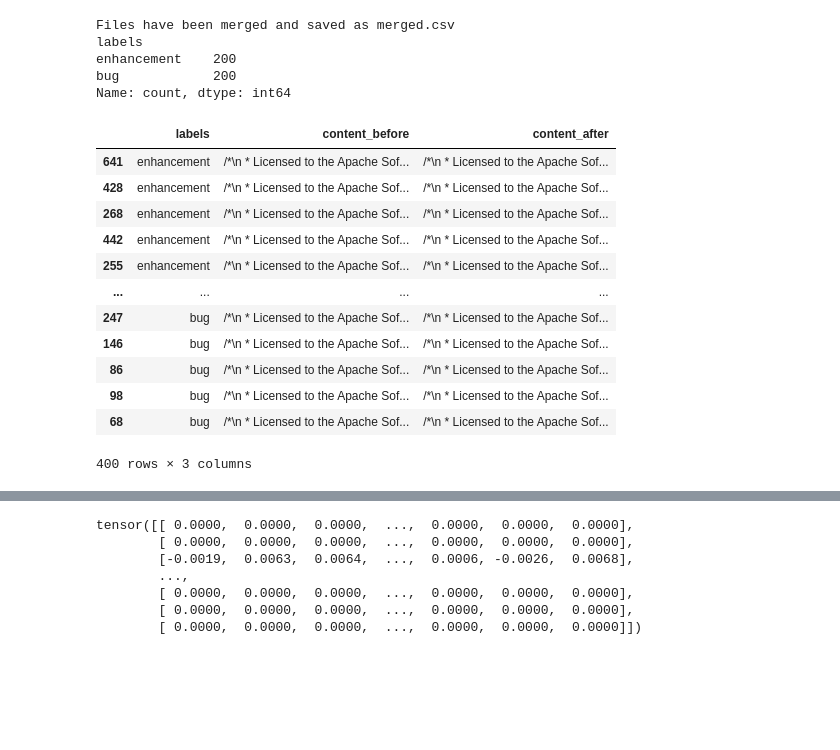
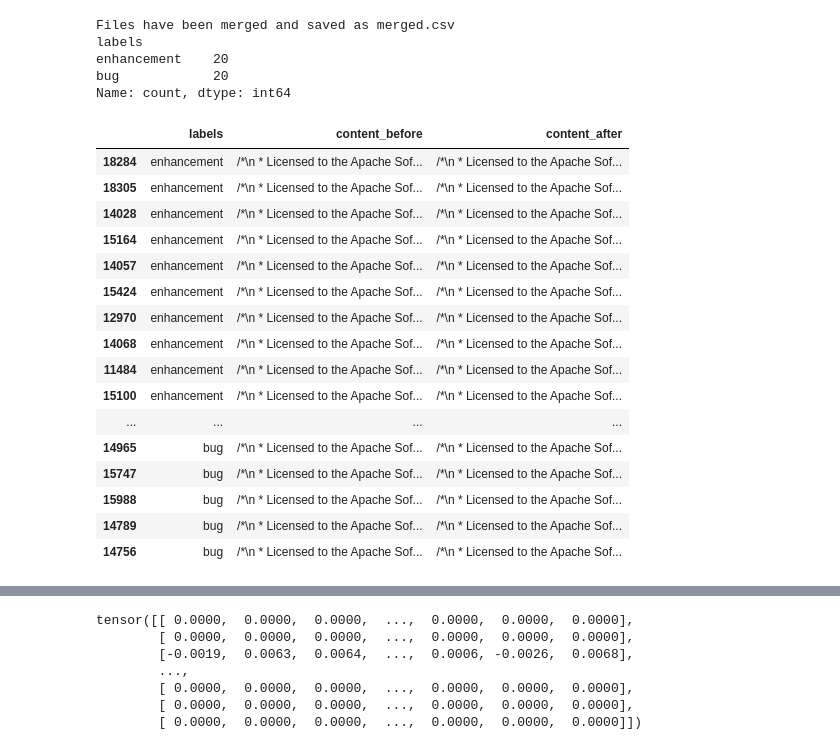
Before and after one commit to FSMVU-Tubitak-1001-Kod-Analiz/metadata-nn-model, a Jupyter notebook: CodeBERT_embedding_nn_model.ipynb, the cells around one changed output, grey strips where cells are left out. Saved outputs shown, nothing was run; the diff lists cells and outputs as text; code cells hidden in the pictures; blank space fills up the shorter version.

```diff
--- a/CodeBERT_embedding_nn_model.ipynb
+++ b/CodeBERT_embedding_nn_model.ipynb
@@ -19,54 +19,58 @@ df.drop("file_name",inplace = True,axis=1)
 df.drop("full_repo_name",inplace = True,axis=1)
 
 #df.drop("content_before",inplace = True,axis=1)
 #df.drop("content_after",inplace = True,axis=1)
 
 df.drop("patch",inplace = True,axis=1)
 
 df.drop("created_at",inplace = True,axis=1)
 df.drop("closed_at",inplace = True,axis=1)
 df.drop("status",inplace = True,axis=1)
 
-### Limit df size for testing purposes ###
-# Sample 10 rows of each label type
-label_enh = df[df['labels'] == 'enhancement']
-label_bug = df[df['labels'] == 'bug']
-sampled_enh = label_enh.sample(n=200, random_state=1)
-sampled_bug = label_bug.sample(n=200, random_state=1)
-df = pd.concat([sampled_enh, sampled_bug])
+# ### Limit df size for testing purposes ###
+# # Sample 10 rows of each label type
+# label_enh = df[df['labels'] == 'enhancement']
+# label_bug = df[df['labels'] == 'bug']
+# sampled_enh = label_enh.sample(n=20, random_state=1)
+# sampled_bug = label_bug.sample(n=20, random_state=1)
+# df = pd.concat([sampled_enh, sampled_bug])
 
 # Standardize labels
 labels = ['bug', 'enhancement', 'performance', 'refactor', 'clean']
 df = standardize_labels(df, labels)
 resulting_label_count = df['labels'].nunique()
 
 # Display DataFrame with a scrollable table
 #display(HTML(df.to_html(max_rows=None, max_cols=None)))
 
 # Count the occurrences of each unique value in the 'lables' column
 label_counts = df['labels'].value_counts()
 print(label_counts)
 
 df
 # %% [output]
 Files have been merged and saved as merged.csv
 labels
-enhancement    200
-bug            200
+enhancement    20
+bug            20
 Name: count, dtype: int64
 |  | labels | content_before | content_after |
-| 641 | enhancement | /*\n * Licensed to the Apache Sof... | /*\n * Licensed to the Apache Sof... |
-| 428 | enhancement | /*\n * Licensed to the Apache Sof... | /*\n * Licensed to the Apache Sof... |
-| 268 | enhancement | /*\n * Licensed to the Apache Sof... | /*\n * Licensed to the Apache Sof... |
-| 442 | enhancement | /*\n * Licensed to the Apache Sof... | /*\n * Licensed to the Apache Sof... |
-| 255 | enhancement | /*\n * Licensed to the Apache Sof... | /*\n * Licensed to the Apache Sof... |
+| 18284 | enhancement | /*\n * Licensed to the Apache Sof... | /*\n * Licensed to the Apache Sof... |
+| 18305 | enhancement | /*\n * Licensed to the Apache Sof... | /*\n * Licensed to the Apache Sof... |
+| 14028 | enhancement | /*\n * Licensed to the Apache Sof... | /*\n * Licensed to the Apache Sof... |
+| 15164 | enhancement | /*\n * Licensed to the Apache Sof... | /*\n * Licensed to the Apache Sof... |
+| 14057 | enhancement | /*\n * Licensed to the Apache Sof... | /*\n * Licensed to the Apache Sof... |
+| 15424 | enhancement | /*\n * Licensed to the Apache Sof... | /*\n * Licensed to the Apache Sof... |
+| 12970 | enhancement | /*\n * Licensed to the Apache Sof... | /*\n * Licensed to the Apache Sof... |
+| 14068 | enhancement | /*\n * Licensed to the Apache Sof... | /*\n * Licensed to the Apache Sof... |
+| 11484 | enhancement | /*\n * Licensed to the Apache Sof... | /*\n * Licensed to the Apache Sof... |
+| 15100 | enhancement | /*\n * Licensed to the Apache Sof... | /*\n * Licensed to the Apache Sof... |
 | ... | ... | ... | ... |
-| 247 | bug | /*\n * Licensed to the Apache Sof... | /*\n * Licensed to the Apache Sof... |
-| 146 | bug | /*\n * Licensed to the Apache Sof... | /*\n * Licensed to the Apache Sof... |
-| 86 | bug | /*\n * Licensed to the Apache Sof... | /*\n * Licensed to the Apache Sof... |
-| 98 | bug | /*\n * Licensed to the Apache Sof... | /*\n * Licensed to the Apache Sof... |
-| 68 | bug | /*\n * Licensed to the Apache Sof... | /*\n * Licensed to the Apache Sof... |
+| 14965 | bug | /*\n * Licensed to the Apache Sof... | /*\n * Licensed to the Apache Sof... |
+| 15747 | bug | /*\n * Licensed to the Apache Sof... | /*\n * Licensed to the Apache Sof... |
+| 15988 | bug | /*\n * Licensed to the Apache Sof... | /*\n * Licensed to the Apache Sof... |
+| 14789 | bug | /*\n * Licensed to the Apache Sof... | /*\n * Licensed to the Apache Sof... |
+| 14756 | bug | /*\n * Licensed to the Apache Sof... | /*\n * Licensed to the Apache Sof... |
-400 rows × 3 columns
 # %%
 from transformers import AutoTokenizer, AutoModel
 import torch
```
Also changed, not shown: parts of 9 cells of this notebook, 1 other file.
